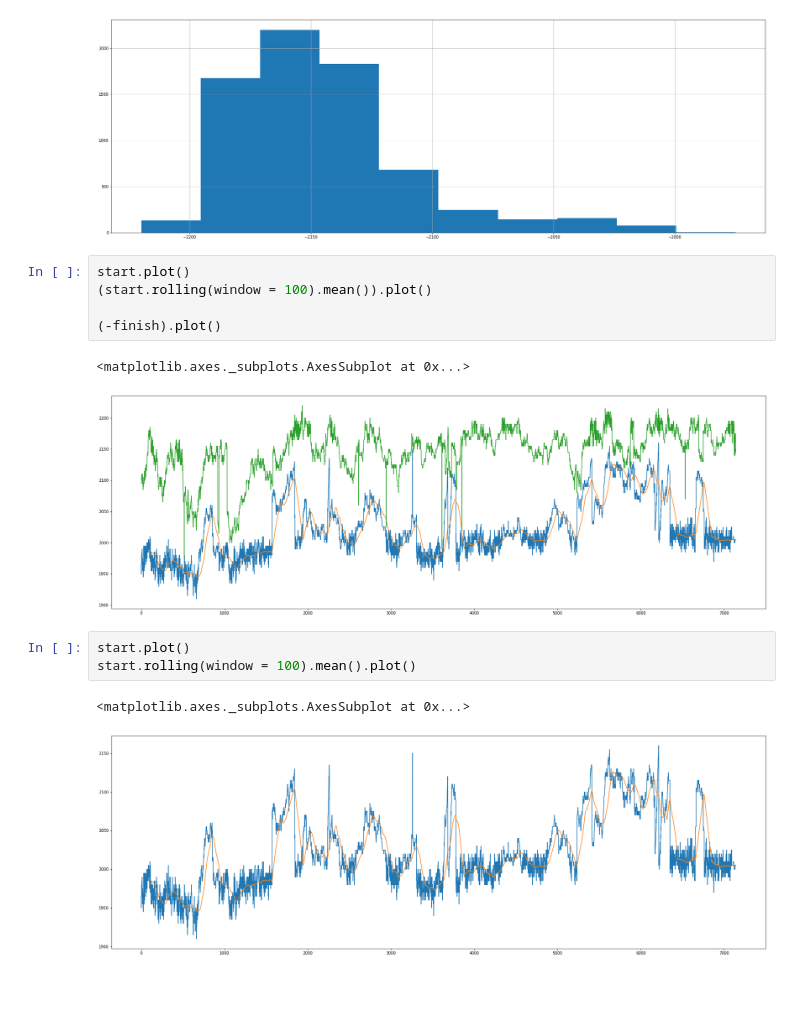
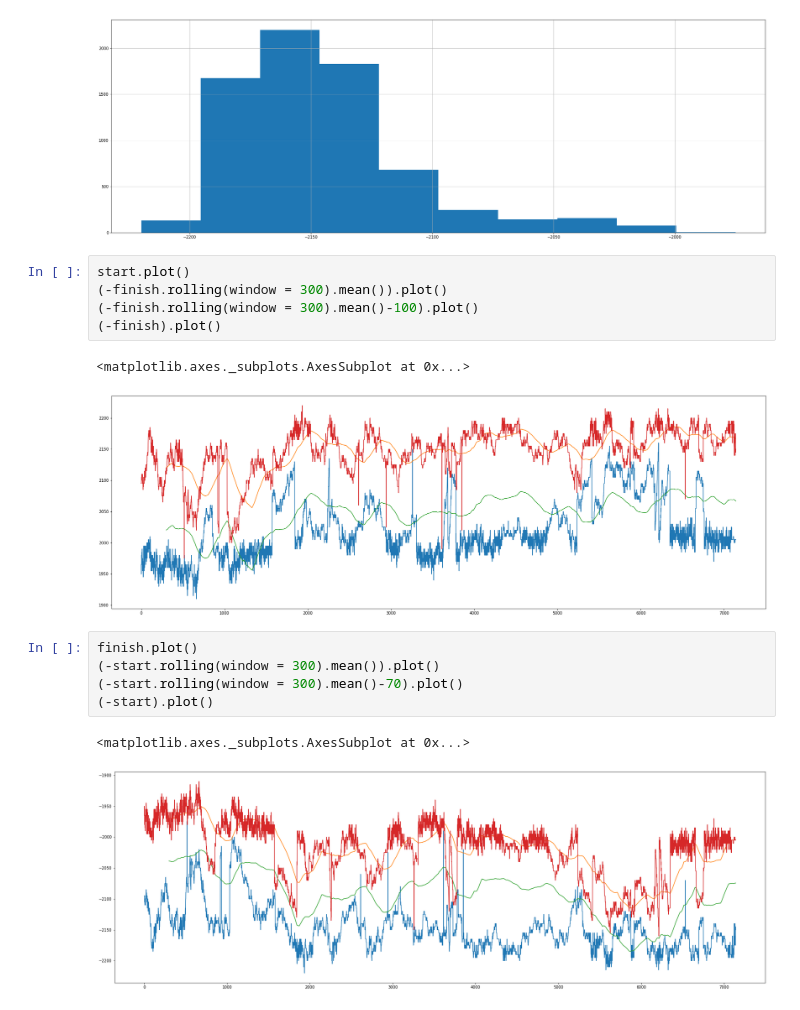
Before and after one commit to hyungchanchoi/AlgorithmTrading_pykiwoom, a Jupyter notebook: analysis/kodex200_kodex_active_analy.ipynb, the cells around one changed output. Drawn from its saved outputs; the diff is of its cells as text.

```diff
--- a/analysis/kodex200_kodex_active_analy.ipynb
+++ b/analysis/kodex200_kodex_active_analy.ipynb
@@ -451,15 +474,17 @@ finish.hist()
 [figure]
 # %%
 start.plot()
-(start.rolling(window = 100).mean()).plot()
-
+(-finish.rolling(window = 300).mean()).plot()
+(-finish.rolling(window = 300).mean()-100).plot()
 (-finish).plot()
 # %% [output]
 <matplotlib.axes._subplots.AxesSubplot at 0x...>
-[figure, old version]
+[figure, new version]
 # %%
-start.plot()
-start.rolling(window = 100).mean().plot()
+finish.plot()
+(-start.rolling(window = 300).mean()).plot()
+(-start.rolling(window = 300).mean()-70).plot()
+(-start).plot()
 # %% [output]
 <matplotlib.axes._subplots.AxesSubplot at 0x...>
-[figure, old version]
+[figure, new version]
```
Also changed, not shown: parts of 6 cells of this notebook.
